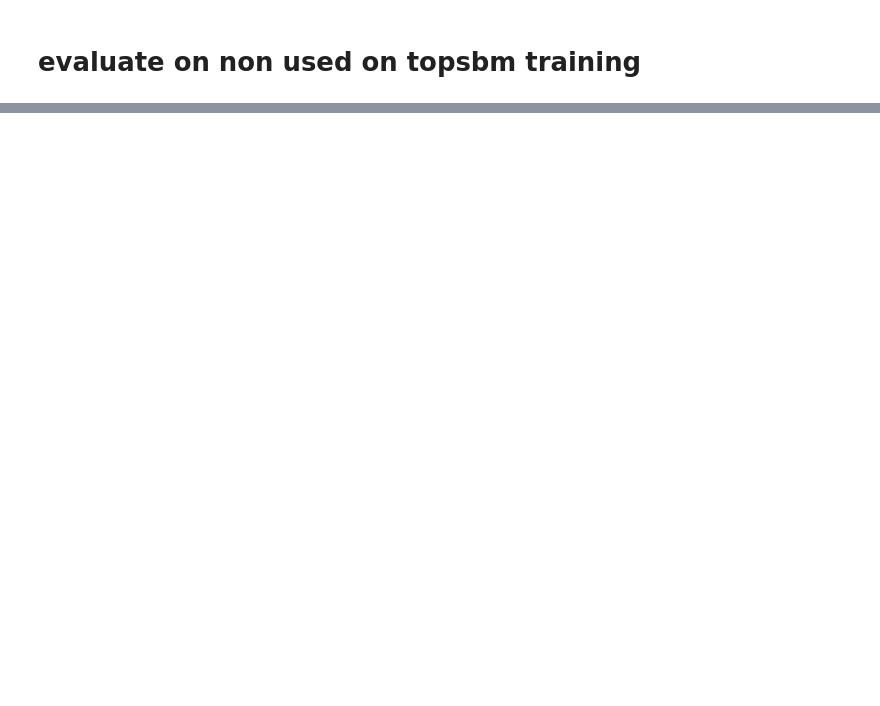
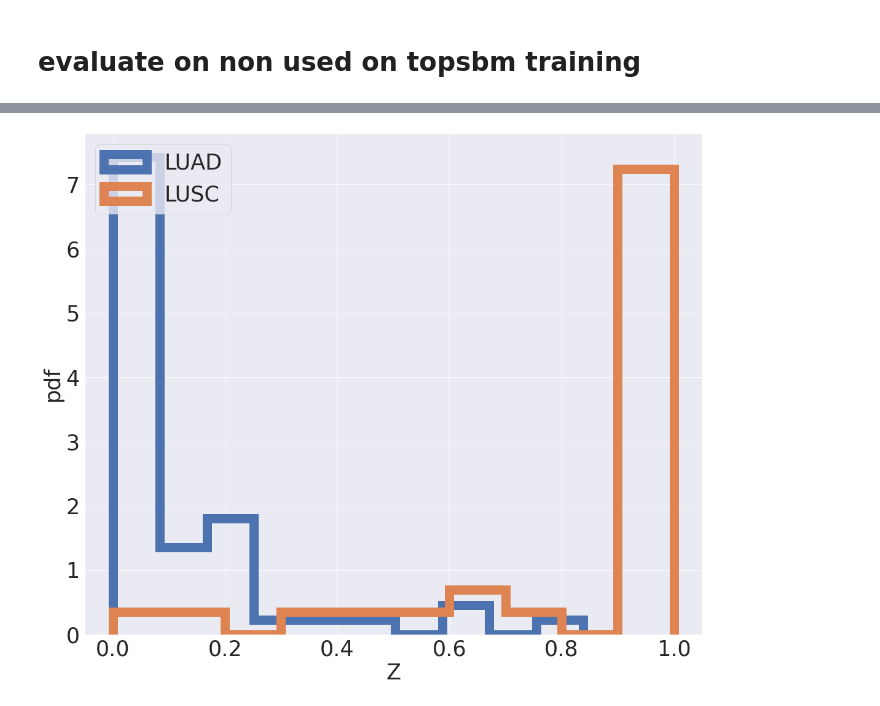
Before and after one commit to fvalle1/phd, a Jupyter notebook: Colab_Notebooks/predictor_LUAD_LUSC.ipynb, the cells around one changed output, grey strips where cells are left out. Cells and saved outputs as stored; diff of their text form; code cells hidden in the pictures; blank space fills up the shorter version.

```diff
--- a/Colab_Notebooks/predictor_LUAD_LUSC.ipynb
+++ b/Colab_Notebooks/predictor_LUAD_LUSC.ipynb
@@ -61,7 +92,7 @@ X_train = X_train.subtract(X_train.mean(0),1).divide(0.5*(X_train.max(0)-X_train
 Y_train = to_categorical(np.unique(df_labels[label], return_inverse=True)[1])
 inputs = X_train.shape[1]
 
-Y_train = np.abs((np.argmax(Y_train, axis=-1)-1)) #1="healthy"
+Y_train = np.argmax(Y_train, axis=-1)
 uniq = 1
 activation_func = "sigmoid"
 lr = 0.01
@@ -113,7 +192,7 @@ model.evaluate(X_test, Y_test, verbose=2, workers=-1, use_multiprocessing=True)
 from sklearn.metrics import confusion_matrix, roc_curve, roc_auc_score
 import seaborn as sns
 # %%
-y_pred_p = model.predict(X_test)
+y_pred_p = model.predict(X_test).ravel()
 y_true = Y_test
 y_pred = np.ones(y_pred_p.shape)
 y_pred[y_pred_p<0.5]=0
@@ -148,17 +229,19 @@ plt.show()
 # %%
 fig, ax= plt.subplots(figsize=(18,15))
 
-ax.hist(y_pred_p[Y_test==1], histtype="step", lw=15, bins=10, density=True, label="LUAD")
-ax.hist(y_pred_p[Y_test==0], histtype="step", lw=15, bins=10, density=True, label="LUSC")
+ax.hist(y_pred_p[Y_test==0], histtype="step", lw=15, bins=10, density=True, label=classes[0])
+ax.hist(y_pred_p[Y_test==1], histtype="step", lw=15, bins=10, density=True, label=classes[1])
 
 ax.tick_params(labelsize=35)
 ax.legend(fontsize=35, loc="upper left")
 ax.set_title("", fontsize=35)
 
 ax.set_xlim(-0.05,1.05)
 
 ax.set_xlabel("Z", fontsize=35)
 ax.set_ylabel("pdf", fontsize=35)
 
 plt.show()
+# %% [output]
+[figure, added]
 # %%
```
Also changed, not shown: parts of 24 cells of this notebook, 1 other file.
